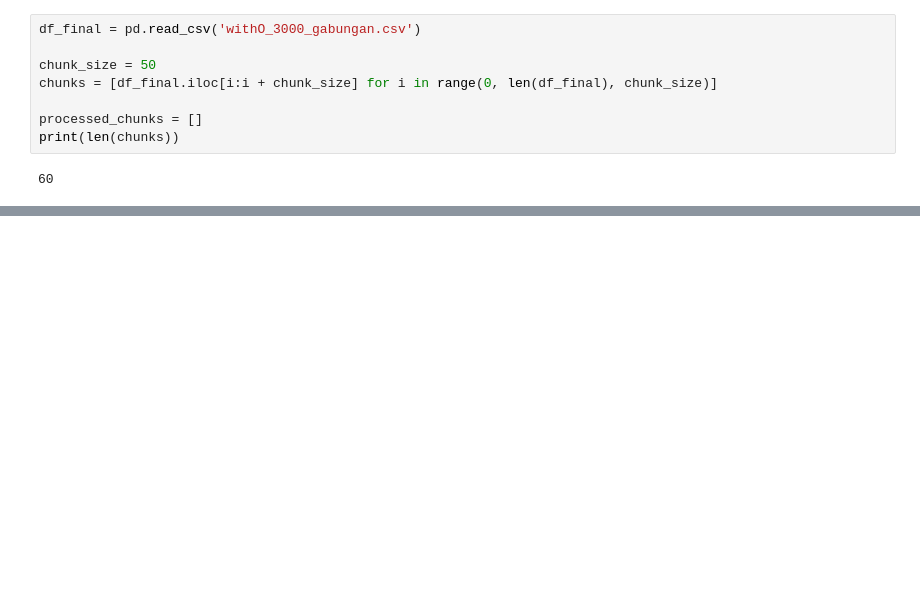
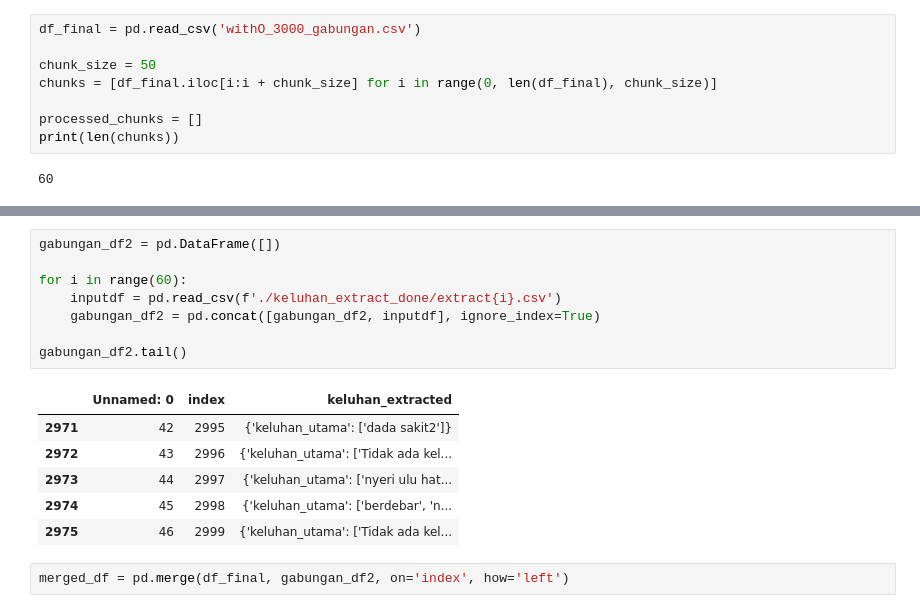
Before and after one commit to ellisraputri/Research-Extract-Unstructured-and-Structured, a Jupyter notebook: Data cleaning - Ellis/clean_gabung.ipynb, the cells around one changed output, grey strips where cells are left out. Saved outputs shown, nothing was run; the diff lists cells and outputs as text; blank space fills up the shorter version.

```diff
--- a/Data cleaning - Ellis/clean_gabung.ipynb
+++ b/Data cleaning - Ellis/clean_gabung.ipynb
@@ -504,0 +497,17 @@ dff.to_csv(f"./keluhan_extract_done/extract{xx}.csv")
+# %%
+gabungan_df2 = pd.DataFrame([])
+
+for i in range(60):
+    inputdf = pd.read_csv(f'./keluhan_extract_done/extract{i}.csv')
+    gabungan_df2 = pd.concat([gabungan_df2, inputdf], ignore_index=True)
+
+gabungan_df2.tail()
+# %% [output]
+|  | Unnamed: 0 | index | keluhan_extracted |
+| 2971 | 42 | 2995 | {'keluhan_utama': ['dada sakit2']} |
+| 2972 | 43 | 2996 | {'keluhan_utama': ['Tidak ada kel... |
+| 2973 | 44 | 2997 | {'keluhan_utama': ['nyeri ulu hat... |
+| 2974 | 45 | 2998 | {'keluhan_utama': ['berdebar', 'n... |
+| 2975 | 46 | 2999 | {'keluhan_utama': ['Tidak ada kel... |
+# %%
+merged_df = pd.merge(df_final, gabungan_df2, on='index', how='left')
```
Also changed, not shown: parts of 15 cells of this notebook, 2 other files.
